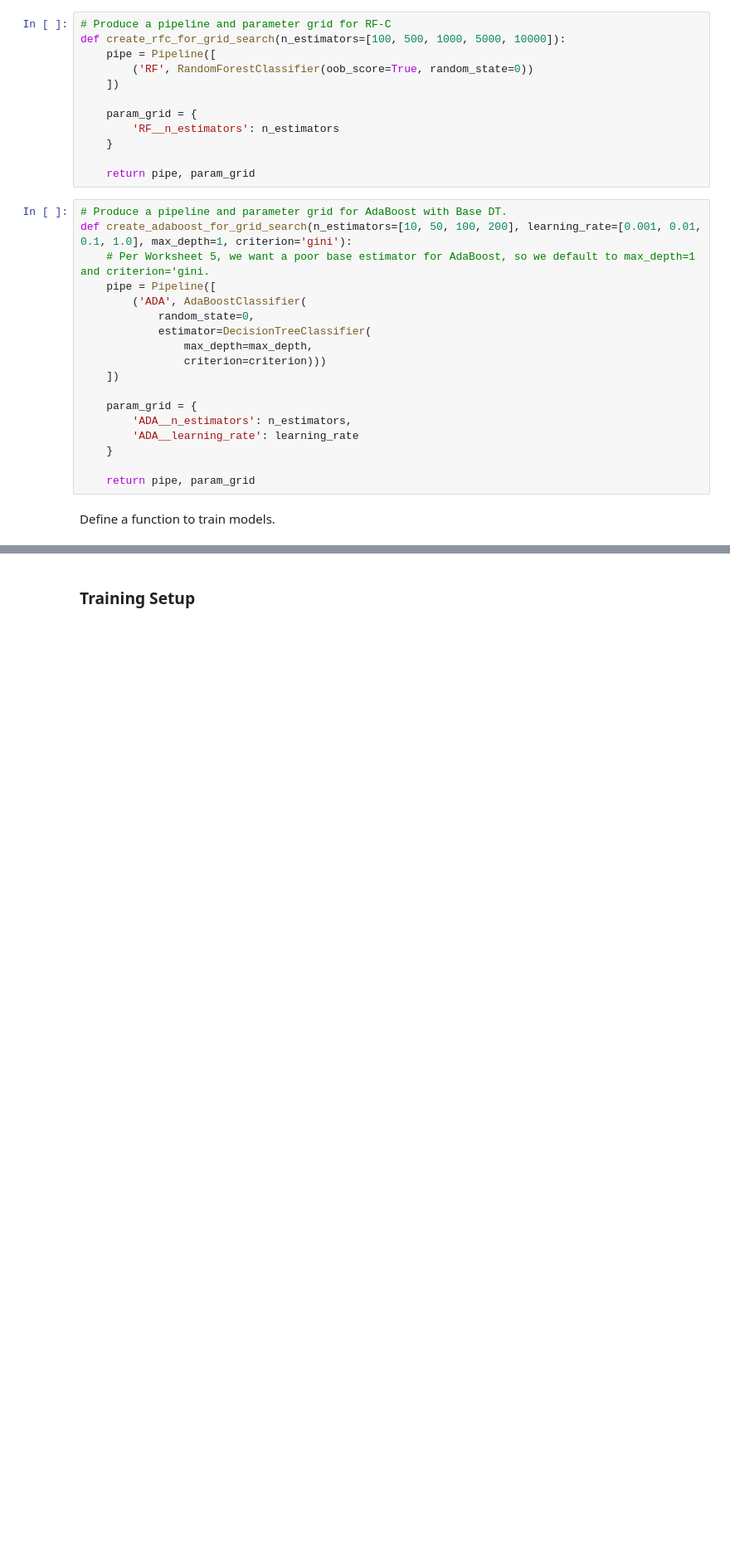
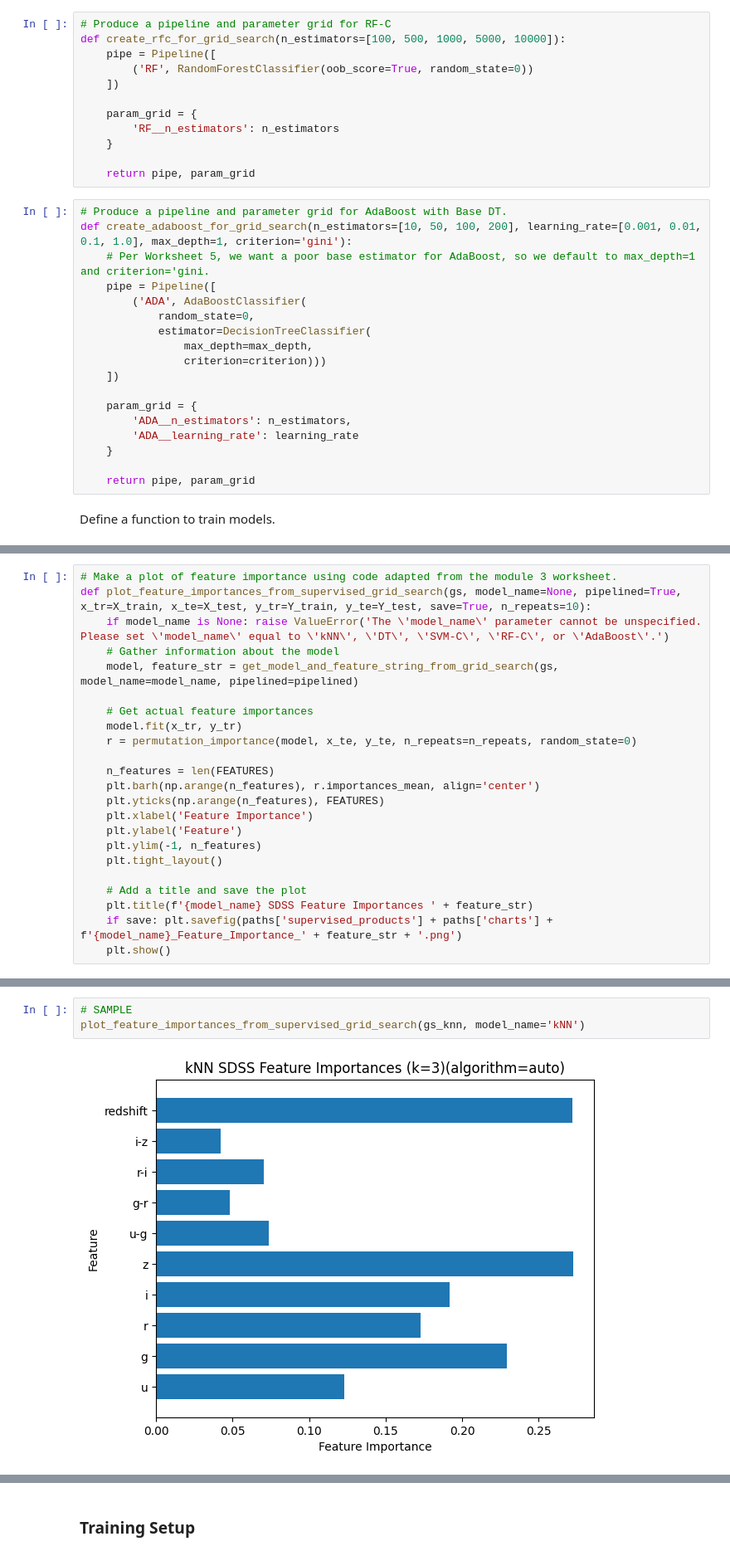
Before and after one commit to eli-johnson-04/sdss-performance-comparison, a Jupyter notebook: script.ipynb, the cells around one changed output, grey strips where cells are left out. Shown: that part at 83% size. Saved outputs shown, nothing was run; the diff lists cells and outputs as text; blank space fills up the shorter version.

```diff
--- a/script.ipynb
+++ b/script.ipynb
@@ -283,0 +329,23 @@ def get_grid_search_results(pipe, param_grid, x_train=X_train, x_test=X_test, y_
+# %%
+# Make a plot of feature importance using code adapted from the module 3 worksheet.
+def plot_feature_importances_from_supervised_grid_search(gs, model_name=None, pipelined=True, x_tr=X_train, x_te=X_test, y_tr=Y_train, y_te=Y_test, save=True, n_repeats=10):
+    if model_name is None: raise ValueError('The \'model_name\' parameter cannot be unspecified. Please set \'model_name\' equal to \'kNN\', \'DT\', \'SVM-C\', \'RF-C\', or \'AdaBoost\'.')
+    # Gather information about the model
+    model, feature_str = get_model_and_feature_string_from_grid_search(gs, model_name=model_name, pipelined=pipelined)
+
+    # Get actual feature importances
+    model.fit(x_tr, y_tr)
+    r = permutation_importance(model, x_te, y_te, n_repeats=n_repeats, random_state=0)
+
+    n_features = len(FEATURES)
+    plt.barh(np.arange(n_features), r.importances_mean, align='center')
+    plt.yticks(np.arange(n_features), FEATURES)
+    plt.xlabel('Feature Importance')
+    plt.ylabel('Feature')
+    plt.ylim(-1, n_features)
+    plt.tight_layout()
+
+    # Add a title and save the plot
+    plt.title(f'{model_name} SDSS Feature Importances ' + feature_str)
+    if save: plt.savefig(paths['supervised_products'] + paths['charts'] + f'{model_name}_Feature_Importance_' + feature_str + '.png')
+    plt.show()
@@ -292,0 +398,5 @@ Test Score: 0.9684
+# %%
+# SAMPLE
+plot_feature_importances_from_supervised_grid_search(gs_knn, model_name='kNN')
+# %% [output]
+[figure, added]
```
Also changed, not shown: parts of 27 cells of this notebook, 5 other files.
